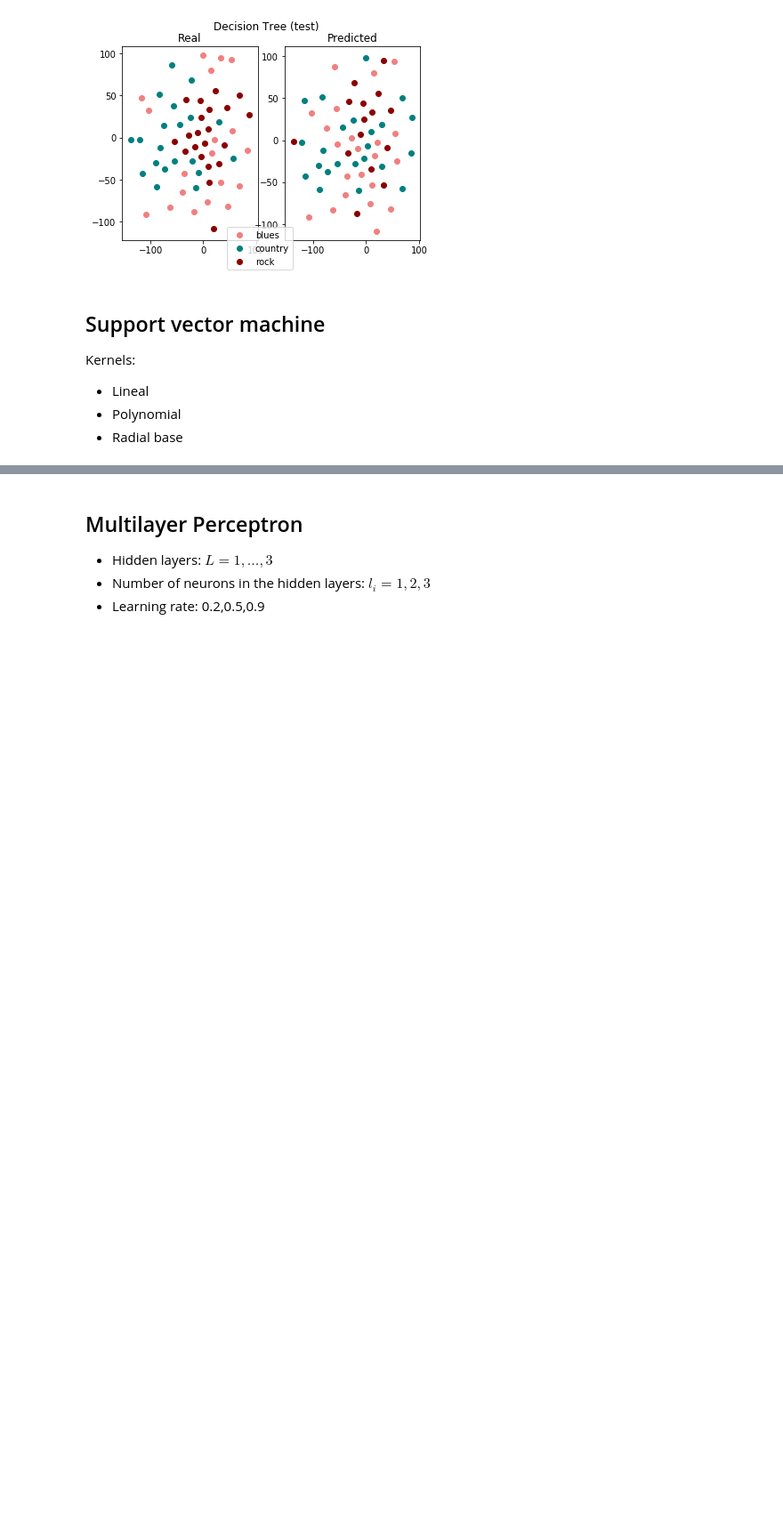
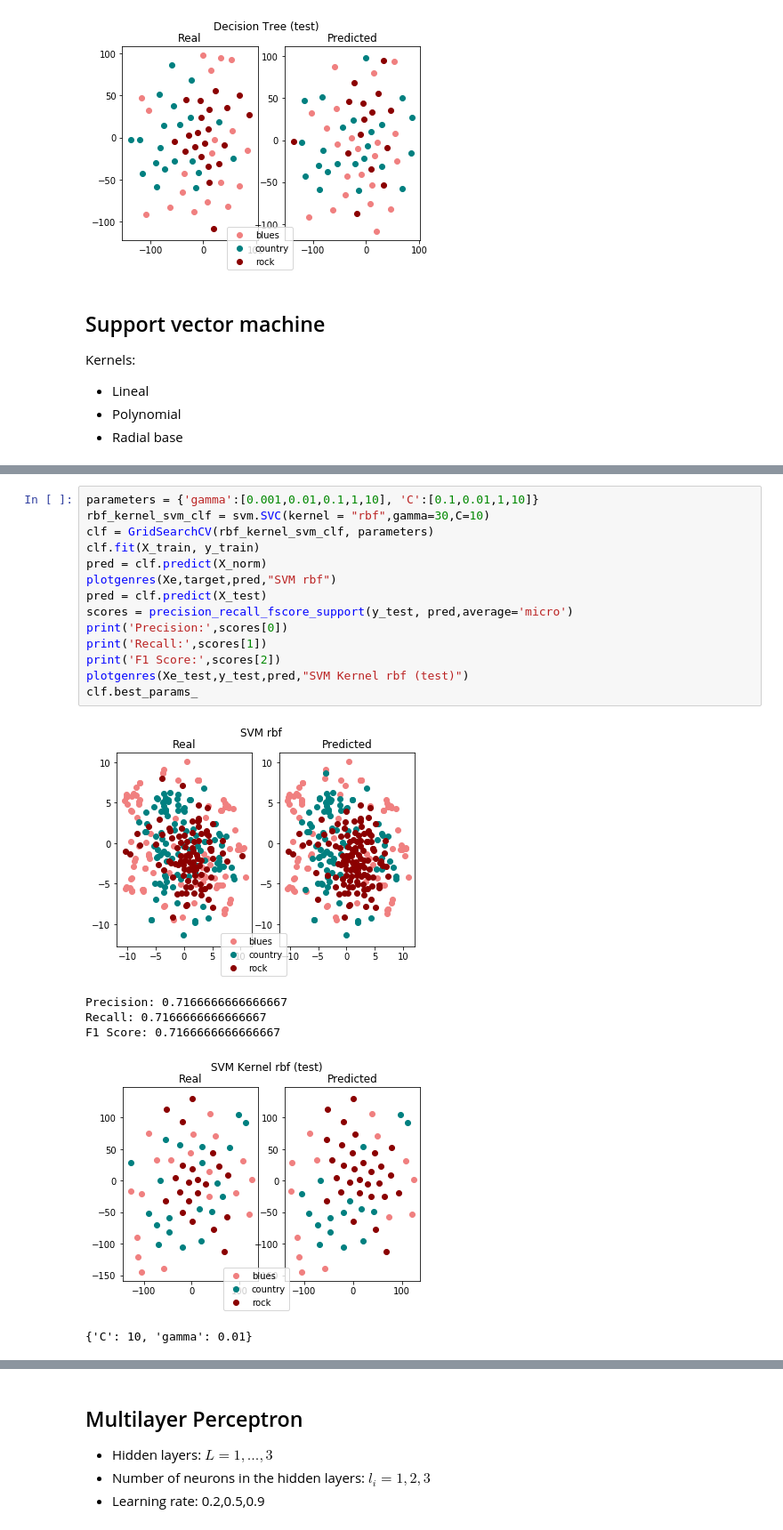
Before and after one commit to iurregog/MusicExploration, a Jupyter notebook: Timbral_Features_supervised_learning3similar.ipynb, the cells around one changed output, grey strips where cells are left out. Shown at 89% size. Saved outputs shown, nothing was run; the diff lists cells and outputs as text; blank space fills up the shorter version.

```diff
--- a/Timbral_Features_supervised_learning3similar.ipynb
+++ b/Timbral_Features_supervised_learning3similar.ipynb
@@ -220,0 +199,21 @@ plotgenres(Xe_test,y_test,pred,"SVM Kernel polynomial (test)")
+# %%
+parameters = {'gamma':[0.001,0.01,0.1,1,10], 'C':[0.1,0.01,1,10]}
+rbf_kernel_svm_clf = svm.SVC(kernel = "rbf",gamma=30,C=10)
+clf = GridSearchCV(rbf_kernel_svm_clf, parameters)
+clf.fit(X_train, y_train)
+pred = clf.predict(X_norm)
+plotgenres(Xe,target,pred,"SVM rbf")
+pred = clf.predict(X_test)
+scores = precision_recall_fscore_support(y_test, pred,average='micro')
+print('Precision:',scores[0])
+print('Recall:',scores[1])
+print('F1 Score:',scores[2])
+plotgenres(Xe_test,y_test,pred,"SVM Kernel rbf (test)")
+clf.best_params_
+# %% [output]
+[figure, added]
+Precision: 0.7166666666666667
+Recall: 0.7166666666666667
+F1 Score: 0.7166666666666667
+[figure, added]
+{'C': 10, 'gamma': 0.01}
```
Also changed, not shown: parts of 18 cells of this notebook.
